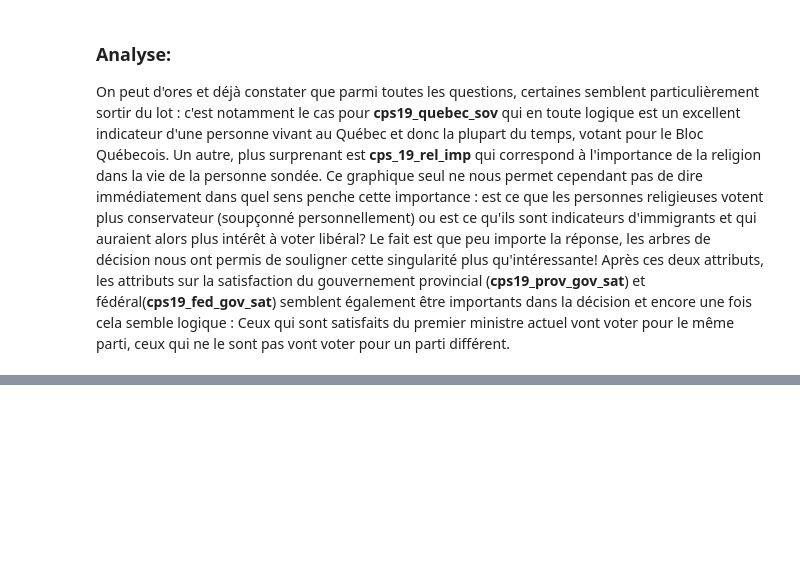
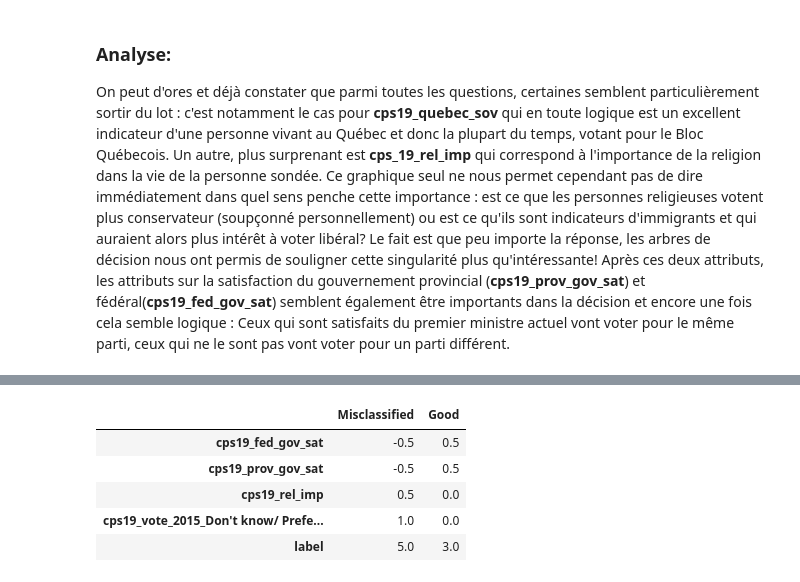
Before and after one commit to n0aaz/Projet_GLO-7027, a Jupyter notebook: decisionTrees.ipynb, the cells around one changed output, grey strips where cells are left out. Drawn from its saved outputs; the diff is of its cells as text; code cells hidden in the pictures; blank space fills up the shorter version.

```diff
--- a/decisionTrees.ipynb
+++ b/decisionTrees.ipynb
@@ -326,0 +337,21 @@ ExecutableNotFound: failed to execute 'dot', make sure the Graphviz executables
+# %%
+x_test_Dont_Know_misclassified = X_test[(y_pred_test==3) & (y_pred_test!= y_test)]
+x_test_Dont_Know_good = X_test[(y_pred_test==3) & (y_pred_test== y_test)]
+
+# Join nous permet de joindre aux vrais labels de test et voir comment a été classifié chaque élément réellement
+dont_Know_misclassified_sample = x_test_Dont_Know_misclassified.join(y_test).sample(35)
+dont_know_good_sample = x_test_Dont_Know_good.join(y_test).sample(35)
+
+dont_Know_misclassified_mode = dont_Know_misclassified_sample.mode(axis=0).iloc[0,:]
+dont_Know_good_mode = dont_know_good_sample.mode(axis=0).iloc[0,:]
+# %%
+comparison_dont_Know = dont_Know_misclassified_mode.compare(dont_Know_good_mode)
+comparison_dont_Know.columns=["Misclassified", "Good"]
+comparison_dont_Know
+# %% [output]
+|  | Misclassified | Good |
+| cps19_fed_gov_sat | -0.5 | 0.5 |
+| cps19_prov_gov_sat | -0.5 | 0.5 |
+| cps19_rel_imp | 0.5 | 0.0 |
+| cps19_vote_2015_Don't know/ Prefe... | 1.0 | 0.0 |
+| label | 5.0 | 3.0 |
```
Also changed, not shown: parts of 8 cells of this notebook.
